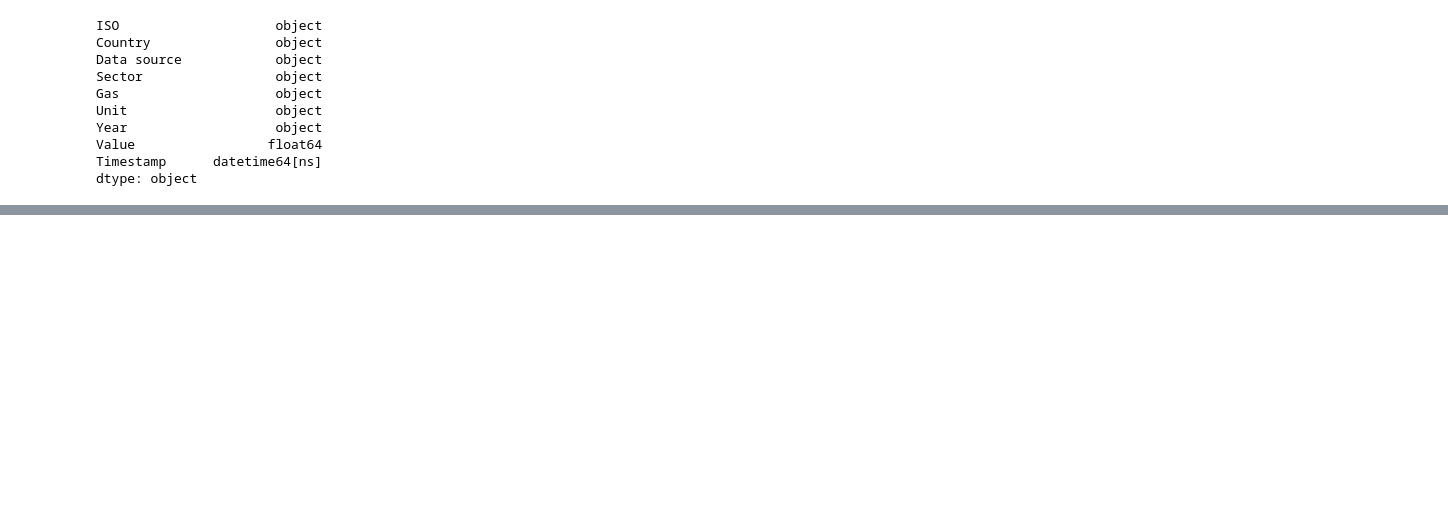
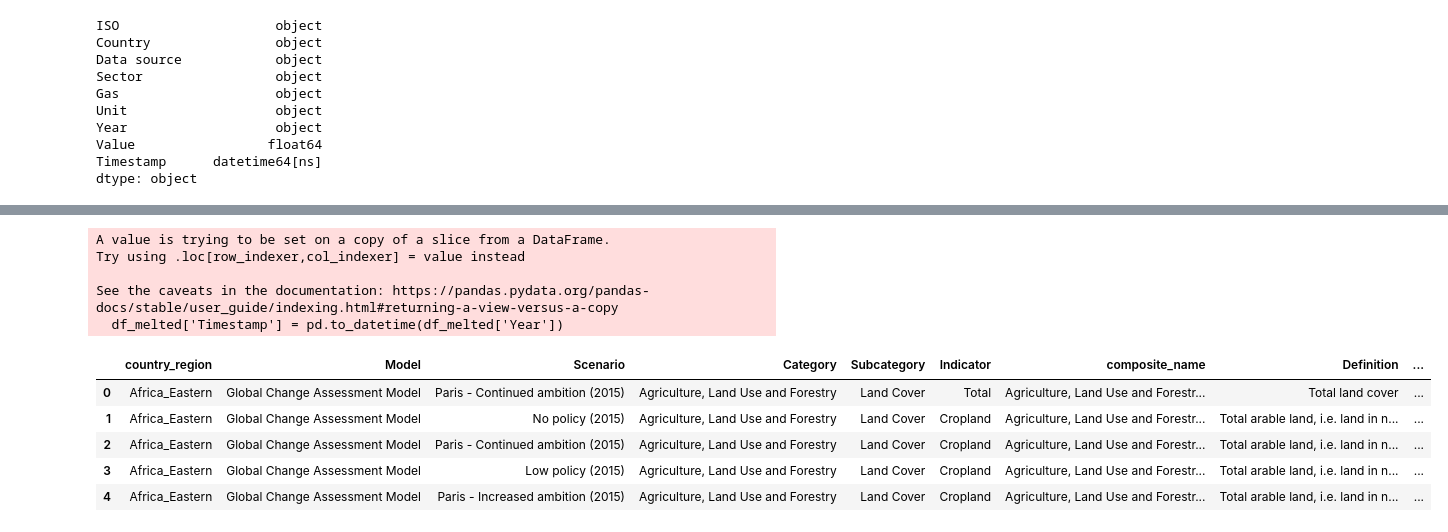
Before and after one commit to 0xTonadotirunt/VABI-Dashboard, a Jupyter notebook: scripts/merg_AGRI.ipynb, the cells around one changed output, grey strips where cells are left out. Drawn from its saved outputs; the diff is of its cells as text; code cells hidden in the pictures; blank space fills up the shorter version.

```diff
--- a/scripts/merg_AGRI.ipynb
+++ b/scripts/merg_AGRI.ipynb
@@ -35,0 +69,3 @@ df_melted.to_csv('../backend/data/cleaned/agri_emissions.csv')
+# %%
+df_melted = pd.melt(df, id_vars=['country_region', 'Model', 'Scenario','Category','Subcategory','Indicator', 'composite_name', 'Definition', 'Unit'] , var_name= 'Year', value_name='Value')
+df_melted
@@ -35,0 +86,22 @@ df_melted.to_csv('../backend/data/cleaned/agri_emissions.csv')
+# %%
+# filter out world
+
+df_melted = df_melted[df_melted['country_region'] != 'World']
+
+# create timestamp field
+
+df_melted['Timestamp'] = pd.to_datetime(df_melted['Year'])
+
+df_melted.head()
+# %% [output]
+A value is trying to be set on a copy of a slice from a DataFrame.
+Try using .loc[row_indexer,col_indexer] = value instead
+
+See the caveats in the documentation: https://pandas.pydata.org/pandas-docs/stable/user_guide/indexing.html#returning-a-view-versus-a-copy
+  df_melted['Timestamp'] = pd.to_datetime(df_melted['Year'])
+|  | country_region | Model | Scenario | Category | Subcategory | Indicator | composite_name | Definition | ... |
+| 0 | Africa_Eastern | Global Change Assessment Model | Paris - Continued ambition (2015) | Agriculture, Land Use and Forestry | Land Cover | Total | Agriculture, Land Use and Forestr... | Total land cover | ... |
+| 1 | Africa_Eastern | Global Change Assessment Model | No policy (2015) | Agriculture, Land Use and Forestry | Land Cover | Cropland | Agriculture, Land Use and Forestr... | Total arable land, i.e. land in n... | ... |
+| 2 | Africa_Eastern | Global Change Assessment Model | Paris - Continued ambition (2015) | Agriculture, Land Use and Forestry | Land Cover | Cropland | Agriculture, Land Use and Forestr... | Total arable land, i.e. land in n... | ... |
+| 3 | Africa_Eastern | Global Change Assessment Model | Low policy (2015) | Agriculture, Land Use and Forestry | Land Cover | Cropland | Agriculture, Land Use and Forestr... | Total arable land, i.e. land in n... | ... |
+| 4 | Africa_Eastern | Global Change Assessment Model | Paris - Increased ambition (2015) | Agriculture, Land Use and Forestry | Land Cover | Cropland | Agriculture, Land Use and Forestr... | Total arable land, i.e. land in n... | ... |
```
Also changed, not shown: parts of 10 cells of this notebook, 14 other files.
